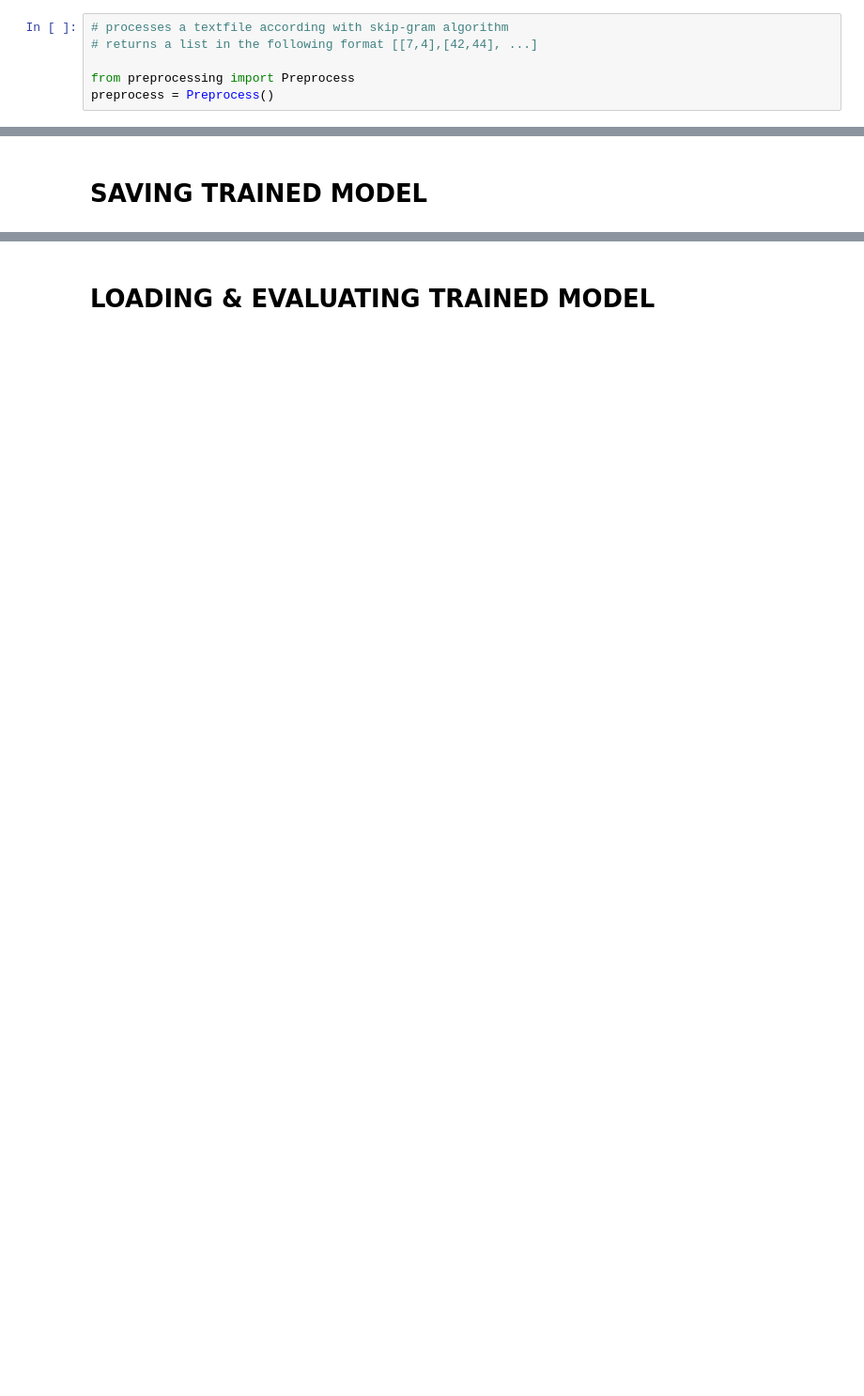
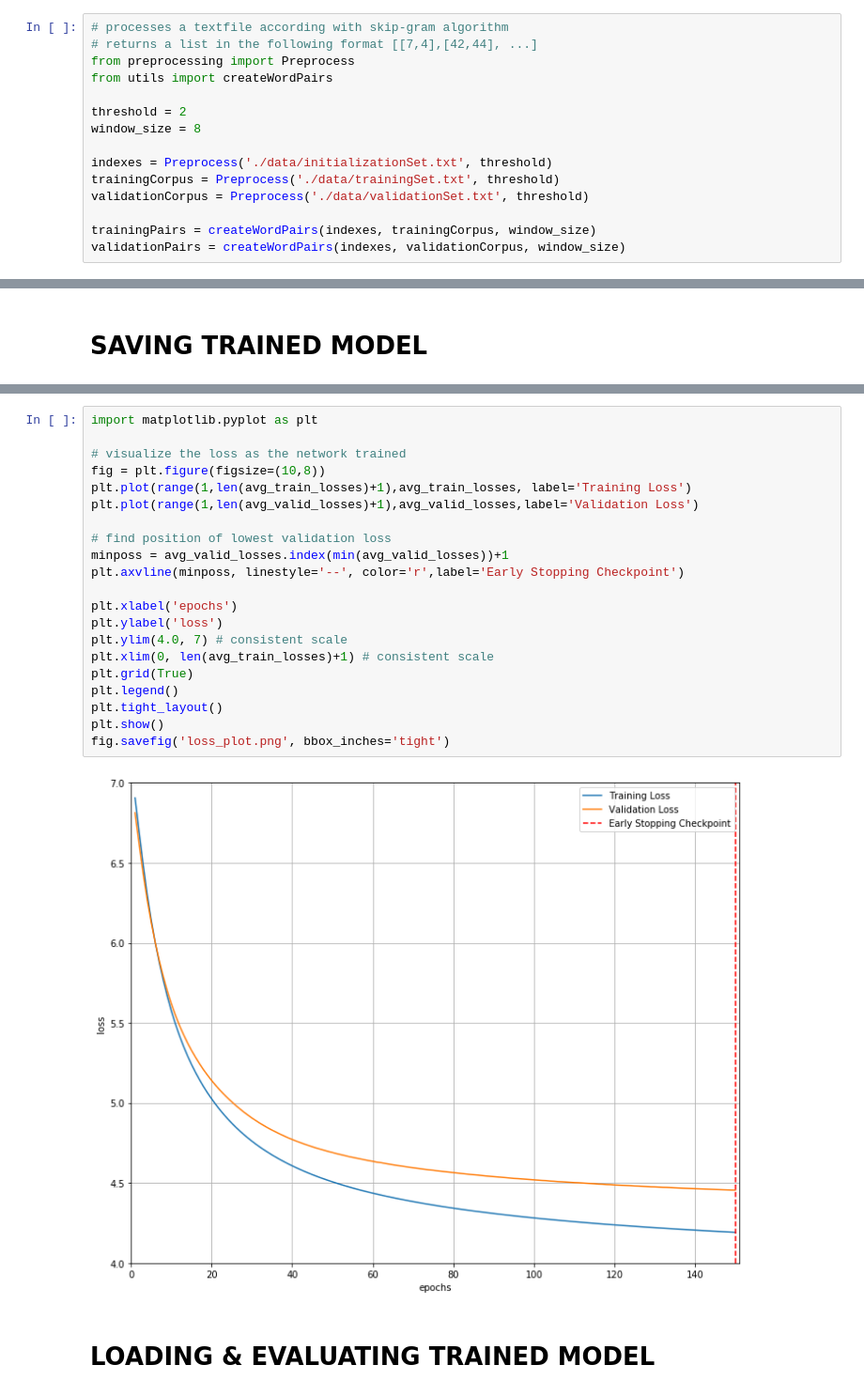
Before and after one commit to tridelt/PyTorchWord2Vec, a Jupyter notebook: train.ipynb, the cells around one changed output, grey strips where cells are left out. Shown at 94% size. Saved outputs shown, nothing was run; the diff lists cells and outputs as text; blank space fills up the shorter version.

Commit message:
feat: calculate and visualize training and validation loss

```diff
--- a/train.ipynb
+++ b/train.ipynb
@@ -3,6 +3,15 @@
 # %%
 # processes a textfile according with skip-gram algorithm
 # returns a list in the following format [[7,4],[42,44], ...]
+from preprocessing import Preprocess
+from utils import createWordPairs
 
-from preprocessing import Preprocess
-preprocess = Preprocess()
+threshold = 2
+window_size = 8
+
+indexes = Preprocess('./data/initializationSet.txt', threshold)
+trainingCorpus = Preprocess('./data/trainingSet.txt', threshold)
+validationCorpus = Preprocess('./data/validationSet.txt', threshold)
+
+trainingPairs = createWordPairs(indexes, trainingCorpus, window_size)
+validationPairs = createWordPairs(indexes, validationCorpus, window_size)
@@ -68,3 +107,26 @@ torch.save(model.input_embeddings(), os.path.join("SOFTMAX_trained", "attempt#1.
+# %%
+import matplotlib.pyplot as plt
+
+# visualize the loss as the network trained
+fig = plt.figure(figsize=(10,8))
+plt.plot(range(1,len(avg_train_losses)+1),avg_train_losses, label='Training Loss')
+plt.plot(range(1,len(avg_valid_losses)+1),avg_valid_losses,label='Validation Loss')
+
+# find position of lowest validation loss
+minposs = avg_valid_losses.index(min(avg_valid_losses))+1
+plt.axvline(minposs, linestyle='--', color='r',label='Early Stopping Checkpoint')
+
+plt.xlabel('epochs')
+plt.ylabel('loss')
+plt.ylim(4.0, 7) # consistent scale
+plt.xlim(0, len(avg_train_losses)+1) # consistent scale
+plt.grid(True)
+plt.legend()
+plt.tight_layout()
+plt.show()
+fig.savefig('loss_plot.png', bbox_inches='tight')
+# %% [output]
+[figure, added]
 # %% [markdown]
 # LOADING & EVALUATING TRAINED MODEL
 # %%
```
Also changed, not shown: parts of 6 cells of this notebook, 9 other files.
